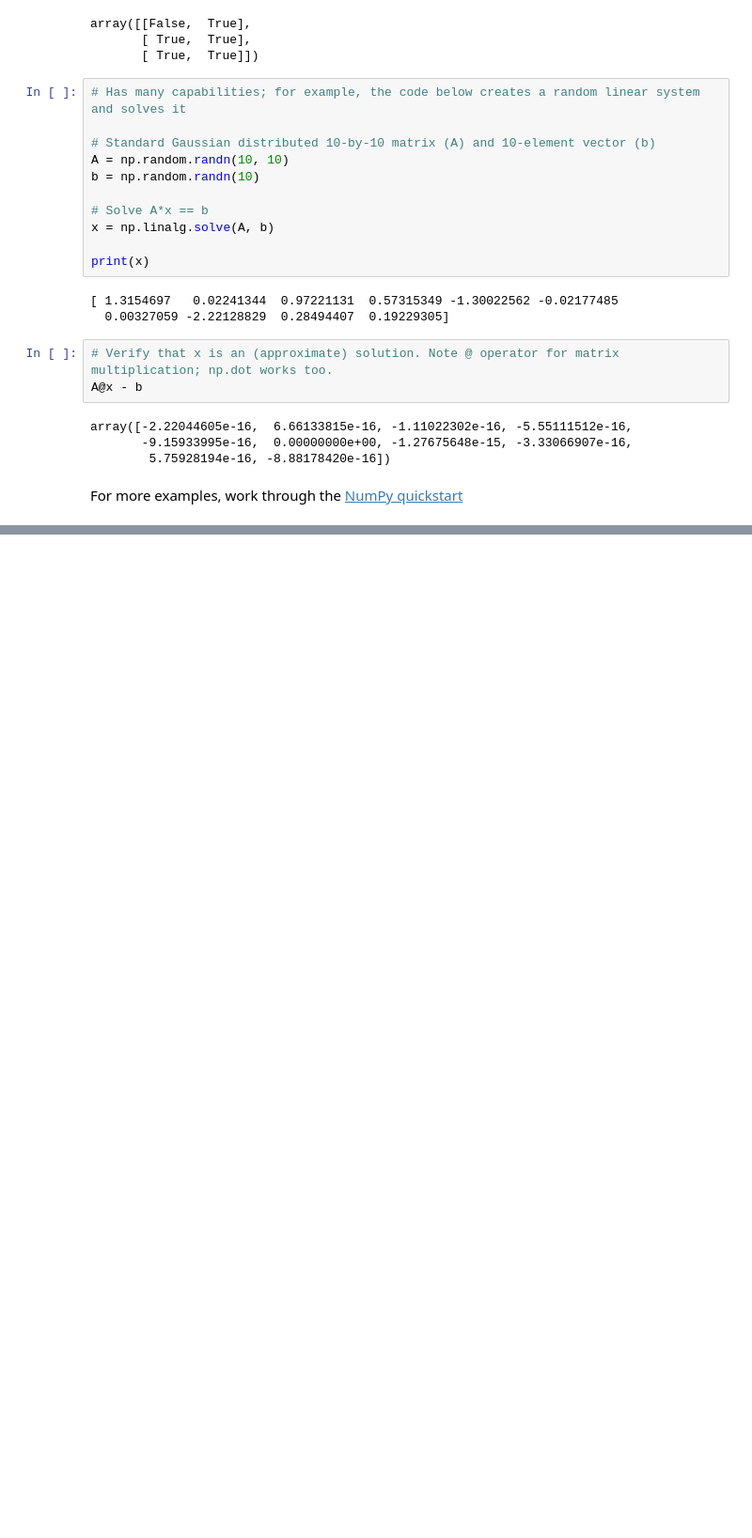
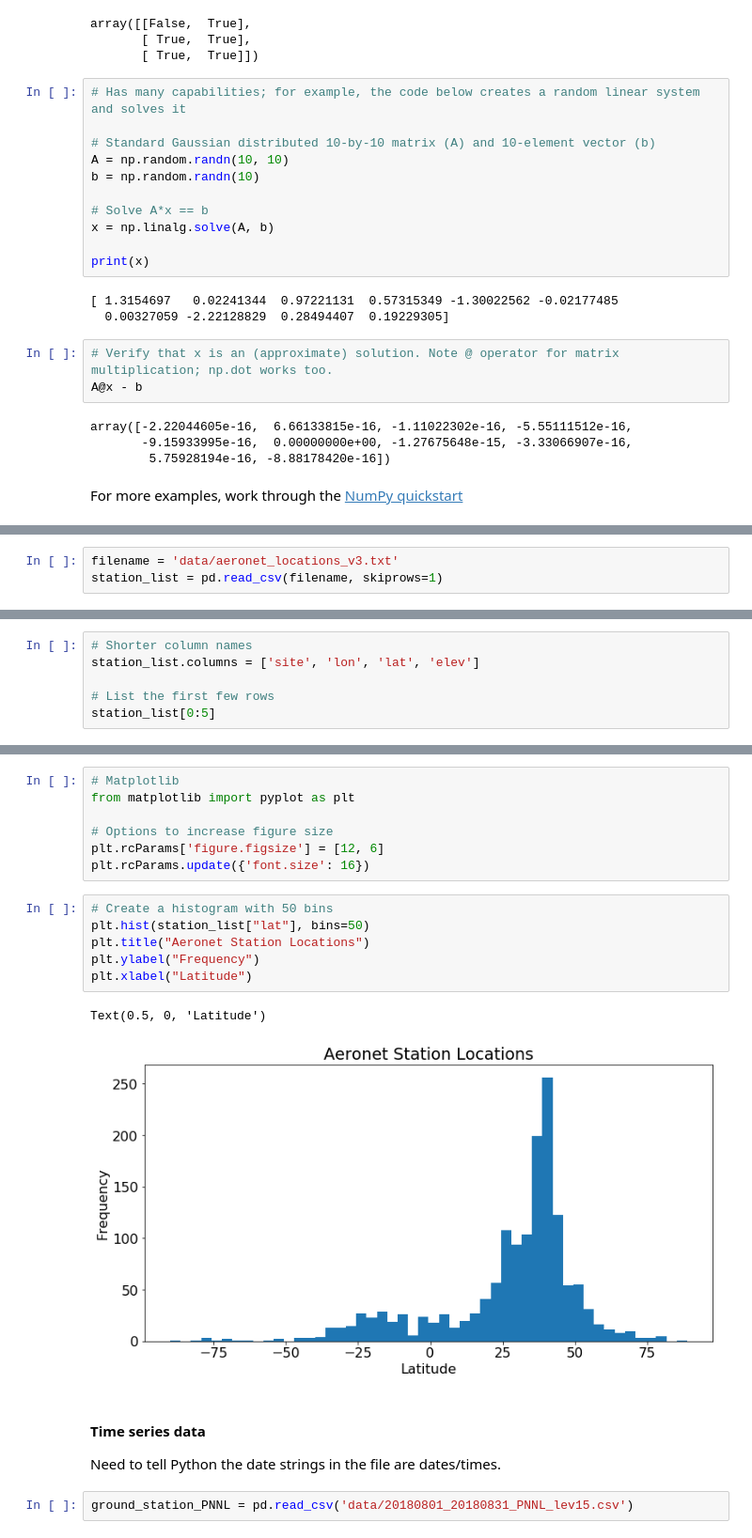
Before and after one commit to mhgcmcc/AGU-python-workshop-2019, a Jupyter notebook: part-1.ipynb, the cells around one changed output, grey strips where cells are left out. Shown: that part at 94% size. Drawn from its saved outputs; the diff is of its cells as text; blank space fills up the shorter version.

```diff
--- a/part-1.ipynb
+++ b/part-1.ipynb
@@ -209,0 +248,3 @@ For more examples, work through the [NumPy quickstart](https://docs.scipy.org/do
+# %%
+filename = 'data/aeronet_locations_v3.txt'
+station_list = pd.read_csv(filename, skiprows=1)
@@ -209,0 +262,6 @@ For more examples, work through the [NumPy quickstart](https://docs.scipy.org/do
+# %%
+# Shorter column names
+station_list.columns = ['site', 'lon', 'lat', 'elev']
+
+# List the first few rows
+station_list[0:5]
@@ -209,0 +292,22 @@ For more examples, work through the [NumPy quickstart](https://docs.scipy.org/do
+# %%
+# Matplotlib
+from matplotlib import pyplot as plt
+
+# Options to increase figure size
+plt.rcParams['figure.figsize'] = [12, 6]
+plt.rcParams.update({'font.size': 16})
+# %%
+# Create a histogram with 50 bins
+plt.hist(station_list["lat"], bins=50)
+plt.title("Aeronet Station Locations")
+plt.ylabel("Frequency")
+plt.xlabel("Latitude")
+# %% [output]
+Text(0.5, 0, 'Latitude')
+[figure, added]
+# %% [markdown]
+#### Time series data
+
+Need to tell Python the date strings in the file are dates/times.
+# %%
+ground_station_PNNL = pd.read_csv('data/20180801_20180831_PNNL_lev15.csv')
```
Also changed, not shown: parts of 25 cells of this notebook, 1 other file.
